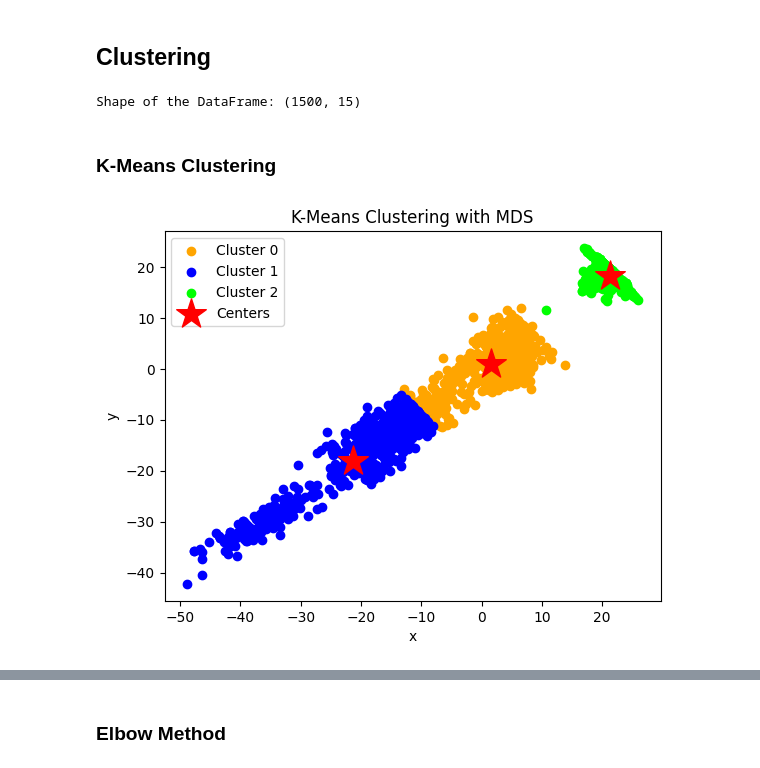
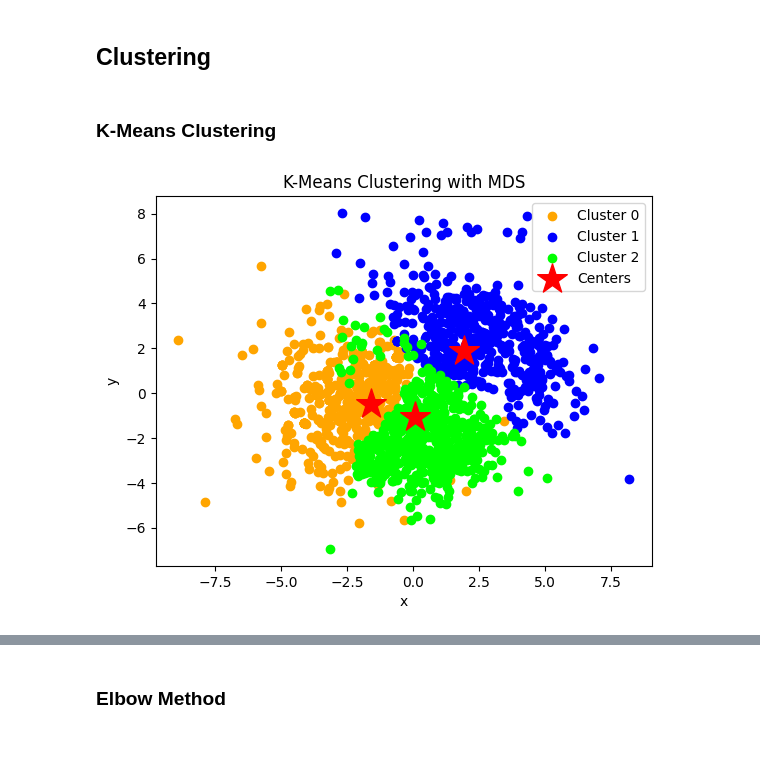
Before and after one commit to Whomstt/CS4168-Project, a Jupyter notebook: CS4168_Project.ipynb, the cells around one changed output, grey strips where cells are left out. Drawn from its saved outputs; the diff is of its cells as text; code cells hidden in the pictures.

```diff
--- a/CS4168_Project.ipynb
+++ b/CS4168_Project.ipynb
@@ -319,3 +268,0 @@ dtype: int64
-# %%
-df['time_signature'] = df['time_signature']/5
-df['key'] = df['key']/11
@@ -417,13 +462,5 @@ plt.show()
 # %% [markdown]
 ## Clustering
-# %%
-# Drop the genre columns to avoid revealing the clusters
-df = df.drop(columns=['club', 'dance', 'opera'])
-
-# Shape of the DataFrame
-print("Shape of the DataFrame:", df.shape)
-# %% [output]
-Shape of the DataFrame: (1500, 15)
 # %%
 # Scatterplot for clustered data
 def clustering_scatterplot(points, labels, centers, title):
@@ -462,10 +494,39 @@ df['cluster'] = pd.Series(kmeans.labels_, index=df.index)
+# %%
+# number of clusters
+k = 3
+
+# build a pipeline: preprocess → k-means
+kmeans_pipe = Pipeline([
+    ("preprocessor", preprocessor_clust),
+    ("kmeans",      KMeans(n_clusters=k, random_state=42))
+])
+
+# fit on the original df (no 'cluster' column yet)
+kmeans_pipe.fit(df)
+
+# create a new DataFrame with the cluster labels
+df_with_clusters = df.assign(
+    cluster = kmeans_pipe.named_steps["kmeans"].labels_
+)
 # %%
-# Visualize Clusters with MDS
-# Drop the 'cluster' column before concatenation
-data_without_cluster = df.drop(columns=['cluster'])
-data_and_centers = np.r_[data_without_cluster, kmeans.cluster_centers_]
-mds_coordinates = manifold.MDS(n_components=2).fit_transform(data_and_centers)
-clustering_scatterplot(mds_coordinates[:-k], kmeans.labels_, mds_coordinates[-k:], "K-Means Clustering with MDS")
+# 1) Preprocess the original df (still no 'cluster' column here!)
+X_proc = kmeans_pipe.named_steps["preprocessor"].transform(df)
+
+# 2) Stack with cluster centers (in the same preprocessed space)
+centers          = kmeans_pipe.named_steps["kmeans"].cluster_centers_
+data_and_centers = np.vstack([X_proc, centers])
+
+# 3) MDS projection
+mds_coordinates = manifold.MDS(n_components=2, random_state=42) \
+                       .fit_transform(data_and_centers)
+
+# 4) Plot using the labels from df_with_clusters
+clustering_scatterplot(
+    mds_coordinates[:-k],
+    df_with_clusters["cluster"],
+    mds_coordinates[-k:],
+    "K-Means Clustering with MDS"
+)
 # %% [output]
-[figure, old version]
+[figure, new version]
 # %%
```
Also changed, not shown: parts of 44 cells of this notebook.
